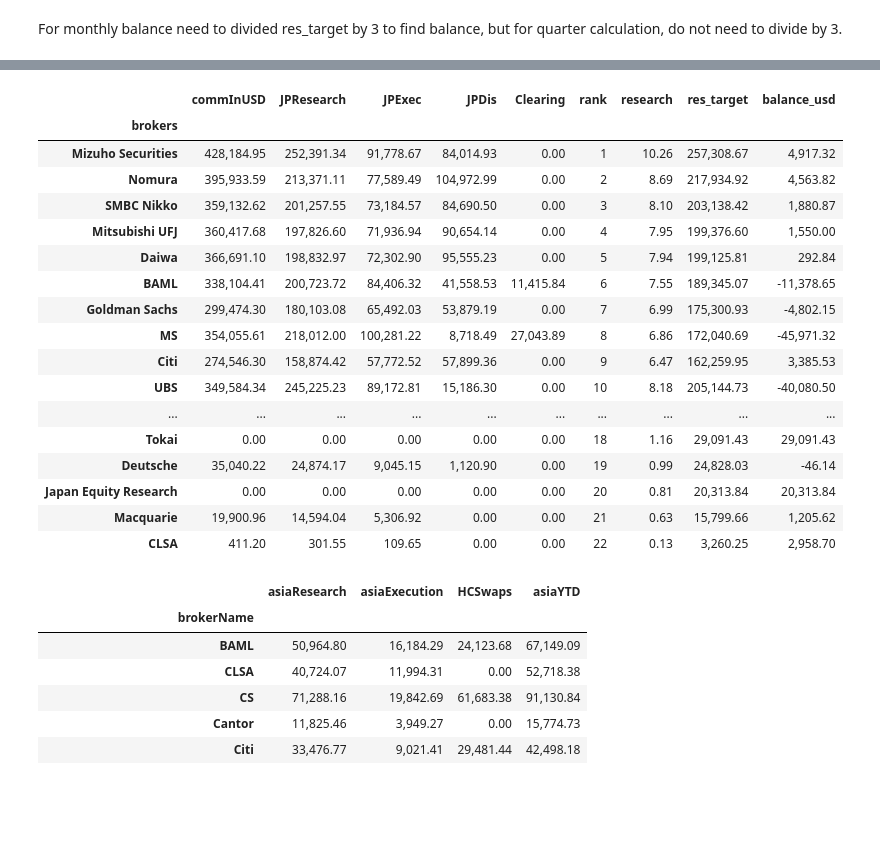
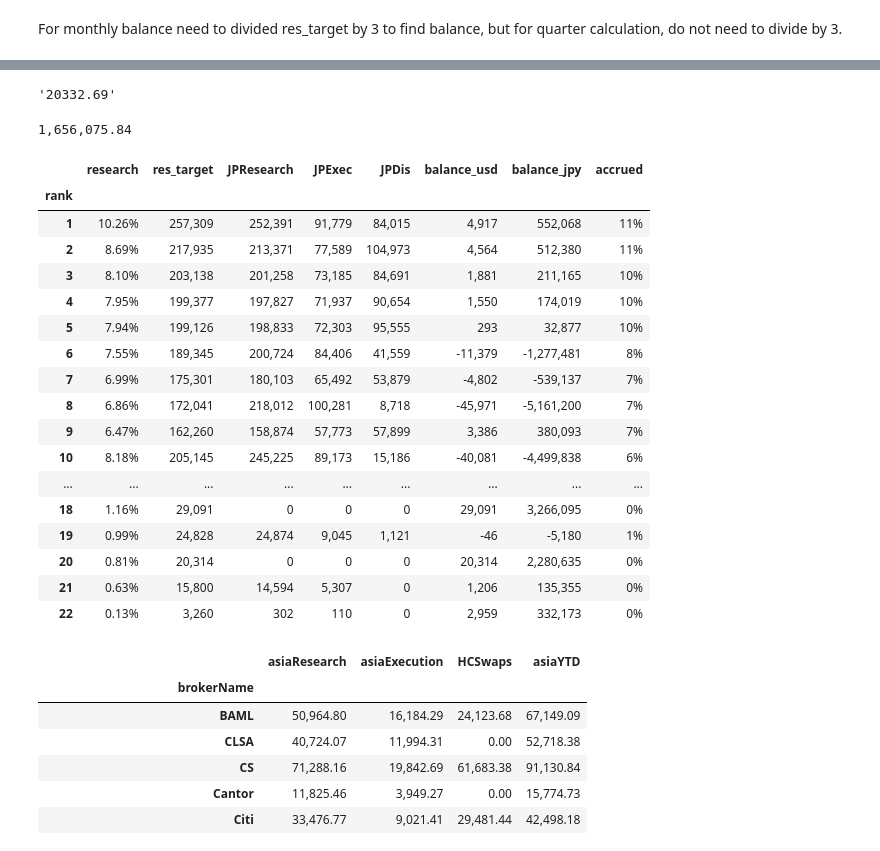
Before and after one commit to vico/web_monitor, a Jupyter notebook: notebooks/Commission.ipynb, the cells around one changed output, grey strips where cells are left out. Cells and saved outputs as stored; diff of their text form; code cells hidden in the pictures; blank space fills up the shorter version.

Commit message:
Added columns and format for money

```diff
--- a/notebooks/Commission.ipynb
+++ b/notebooks/Commission.ipynb
@@ -16,11 +17,14 @@ pd.options.display.float_format = '{:,.2f}'.format
+# %%
+with open('config.json') as f:
+    conf = json.load(f)
 # %%
-con = pymysql.connect(host='localhost', user='root', passwd='root', db='hkg02p')
+con = pymysql.connect(host=conf['host'], user=conf['user'], passwd=conf['password'], db=conf['database'])
 # %%
 ytd_trades = sql.read_sql("""
-SELECT a.code, a.fundCode, a.orderType, a.side, a.swap, a.tradeDate,
+SELECT a.code, a.fundCode, a.orderType, a.side, a.swap, a.tradeDate, a.PB, g.commrate as gcomrate, d.brokerCommissionRate,
   # a.commission,
   (@commInUSD := a.commission*f.rate) AS commInUSD,
-  (@commrate := IF (g.commrate IS NOT NULL, ROUND(g.commrate,4), ROUND(d.brokerCommissionRate,4))),
+  (@commrate := IF (g.commrate IS NOT NULL, ROUND(g.commrate,4), ROUND(d.brokerCommissionRate,4))) AS CommRate,
   (@jpresearch := IF(b.currencyCode="JPY" AND c.instrumentType="EQ" AND  (@commrate=0.0015),
       @commInUSD*11/15,0)*1.0) AS JPResearch,
       IF(b.currencyCode="JPY" AND c.instrumentType="EQ" AND (@commrate=0.0004),
@@ -73,7 +77,7 @@ from t08Reconcile a
 where a.status="A" and a.srcFlag="D" and a.tradeDate > '2015-12-31'
 group by a.code, a.orderType, a.side, a.swap, a.tradeDate, a.settleDate, a.brokerCode
   ) g ON a.code=g.code and a.orderType=g.orderType and a.side=g.side and a.swap=g.swap and a.tradeDate=g.tradeDate
-          and a.brokerCode=g.brokerCode
+          and d.brokerCode=g.brokerCode
 WHERE a.tradeDate>'2015-12-31' AND a.srcFlag="K"
 ORDER BY a.tradeDate, a.code;
 """, con, parse_dates=['tradeDate'],index_col='tradeDate' )
@@ -310,37 +328,59 @@ For monthly balance need to divided res_target by 3 to find balance, but for qua
+# %%
+jan_ms = jan[(jan['brokerName'] == 'Soft') ]['JPExec'].sum()
+jan_ms
+# '{:.2f}'.format(jan_ms)
+# %% [output]
+'20332.69'
 # %%
 # q1 = ytd_trades['2016-02-05':'2016-02-08']
 # q1 = ytd_trades['2016-02-22':'2016-02-22']
-q1 = ytd_trades['2016-01-01':'2016-03-31']
+def format_2f(df):
+    t = df.copy()
+    columns = ['JPResearch', 'JPExec', 'JPDis', 'res_target', 'balance_usd', 'balance_jpy']
+    t[columns] = t[columns].applymap(lambda x: '{:12,.0f}'.format(x))
+    t['research'] = t['research'].apply(lambda x: '{:5.2f}%'.format(x))
+    t['accrued'] = t['accrued'].apply(lambda x: '{:5.0f}%'.format(x))
+    return t
 
-(q1 #.assign(JPExec = lambda x: x.commInUSD-x.JPResearch if x.currencyCode=='JPY' else x.Clearing)
+usd_jpy = 112.27
+# exec_target = pd.Series
+
+table = (q1 #.assign(JPExec = lambda x: x.commInUSD-x.JPResearch if x.currencyCode=='JPY' else x.Clearing)
    .groupby(['brokerName', 'currencyCode'])
    .sum()
-   .loc[(slice(None), 'JPY'),['commInUSD', 'JPResearch', 'JPExec', 'JPDis', 'Clearing']]
+   .loc[(slice(None), 'JPY'),['JPResearch', 'JPExec', 'JPDis']]
    .reset_index()
    .drop('currencyCode', axis=1)
    .set_index('brokerName')
    .merge(jp_ranks_df, how='right', left_index=True, right_index=True)  # some names removed like Barclays and Softs
    .fillna(0)
    .sort_values(by='rank', axis=0)
   .assign( res_target = lambda df: df['research'] * jp_quarter_commission_budget / 100)
   .assign( balance_usd = lambda df: df['res_target'] - df['JPResearch'])
-)
+         .assign(balance_jpy = lambda df: df['balance_usd'] * usd_jpy)
+  .assign( accrued = lambda df: (df['JPExec'] + df['JPDis'])*100/(df['JPExec'].sum() + df['JPDis'].sum()))
+    .reset_index()
+         .set_index('rank')
+)[['research', 'res_target', 'JPResearch', 'JPExec', 'JPDis', 'balance_usd', 'balance_jpy', 'accrued']]
+print('{:,.2f}'.format(table['JPExec'].sum()+table['JPDis'].sum()))
+table.pipe(format_2f)
 # %% [output]
+1,656,075.84
-|  | commInUSD | JPResearch | JPExec | JPDis | Clearing | rank | research | res_target | balance_usd |
-| brokers |  |  |  |  |  |  |  |  |  |
-| Mizuho Securities | 428,184.95 | 252,391.34 | 91,778.67 | 84,014.93 | 0.00 | 1 | 10.26 | 257,308.67 | 4,917.32 |
-| Nomura | 395,933.59 | 213,371.11 | 77,589.49 | 104,972.99 | 0.00 | 2 | 8.69 | 217,934.92 | 4,563.82 |
-| SMBC Nikko | 359,132.62 | 201,257.55 | 73,184.57 | 84,690.50 | 0.00 | 3 | 8.10 | 203,138.42 | 1,880.87 |
-| Mitsubishi UFJ | 360,417.68 | 197,826.60 | 71,936.94 | 90,654.14 | 0.00 | 4 | 7.95 | 199,376.60 | 1,550.00 |
-| Daiwa | 366,691.10 | 198,832.97 | 72,302.90 | 95,555.23 | 0.00 | 5 | 7.94 | 199,125.81 | 292.84 |
-| BAML | 338,104.41 | 200,723.72 | 84,406.32 | 41,558.53 | 11,415.84 | 6 | 7.55 | 189,345.07 | -11,378.65 |
-| Goldman Sachs | 299,474.30 | 180,103.08 | 65,492.03 | 53,879.19 | 0.00 | 7 | 6.99 | 175,300.93 | -4,802.15 |
-| MS | 354,055.61 | 218,012.00 | 100,281.22 | 8,718.49 | 27,043.89 | 8 | 6.86 | 172,040.69 | -45,971.32 |
-| Citi | 274,546.30 | 158,874.42 | 57,772.52 | 57,899.36 | 0.00 | 9 | 6.47 | 162,259.95 | 3,385.53 |
-| UBS | 349,584.34 | 245,225.23 | 89,172.81 | 15,186.30 | 0.00 | 10 | 8.18 | 205,144.73 | -40,080.50 |
-| ... | ... | ... | ... | ... | ... | ... | ... | ... | ... |
-| Tokai | 0.00 | 0.00 | 0.00 | 0.00 | 0.00 | 18 | 1.16 | 29,091.43 | 29,091.43 |
-| Deutsche | 35,040.22 | 24,874.17 | 9,045.15 | 1,120.90 | 0.00 | 19 | 0.99 | 24,828.03 | -46.14 |
-| Japan Equity Research | 0.00 | 0.00 | 0.00 | 0.00 | 0.00 | 20 | 0.81 | 20,313.84 | 20,313.84 |
-| Macquarie | 19,900.96 | 14,594.04 | 5,306.92 | 0.00 | 0.00 | 21 | 0.63 | 15,799.66 | 1,205.62 |
-| CLSA | 411.20 | 301.55 | 109.65 | 0.00 | 0.00 | 22 | 0.13 | 3,260.25 | 2,958.70 |
+|  | research | res_target | JPResearch | JPExec | JPDis | balance_usd | balance_jpy | accrued |
+| rank |  |  |  |  |  |  |  |  |
+| 1 | 10.26% | 257,309 | 252,391 | 91,779 | 84,015 | 4,917 | 552,068 | 11% |
+| 2 | 8.69% | 217,935 | 213,371 | 77,589 | 104,973 | 4,564 | 512,380 | 11% |
+| 3 | 8.10% | 203,138 | 201,258 | 73,185 | 84,691 | 1,881 | 211,165 | 10% |
+| 4 | 7.95% | 199,377 | 197,827 | 71,937 | 90,654 | 1,550 | 174,019 | 10% |
+| 5 | 7.94% | 199,126 | 198,833 | 72,303 | 95,555 | 293 | 32,877 | 10% |
+| 6 | 7.55% | 189,345 | 200,724 | 84,406 | 41,559 | -11,379 | -1,277,481 | 8% |
+| 7 | 6.99% | 175,301 | 180,103 | 65,492 | 53,879 | -4,802 | -539,137 | 7% |
+| 8 | 6.86% | 172,041 | 218,012 | 100,281 | 8,718 | -45,971 | -5,161,200 | 7% |
+| 9 | 6.47% | 162,260 | 158,874 | 57,773 | 57,899 | 3,386 | 380,093 | 7% |
+| 10 | 8.18% | 205,145 | 245,225 | 89,173 | 15,186 | -40,081 | -4,499,838 | 6% |
+| ... | ... | ... | ... | ... | ... | ... | ... | ... |
+| 18 | 1.16% | 29,091 | 0 | 0 | 0 | 29,091 | 3,266,095 | 0% |
+| 19 | 0.99% | 24,828 | 24,874 | 9,045 | 1,121 | -46 | -5,180 | 1% |
+| 20 | 0.81% | 20,314 | 0 | 0 | 0 | 20,314 | 2,280,635 | 0% |
+| 21 | 0.63% | 15,800 | 14,594 | 5,307 | 0 | 1,206 | 135,355 | 0% |
+| 22 | 0.13% | 3,260 | 302 | 110 | 0 | 2,959 | 332,173 | 0% |
```
Also changed, not shown: parts of 7 cells of this notebook, 4 other files.
